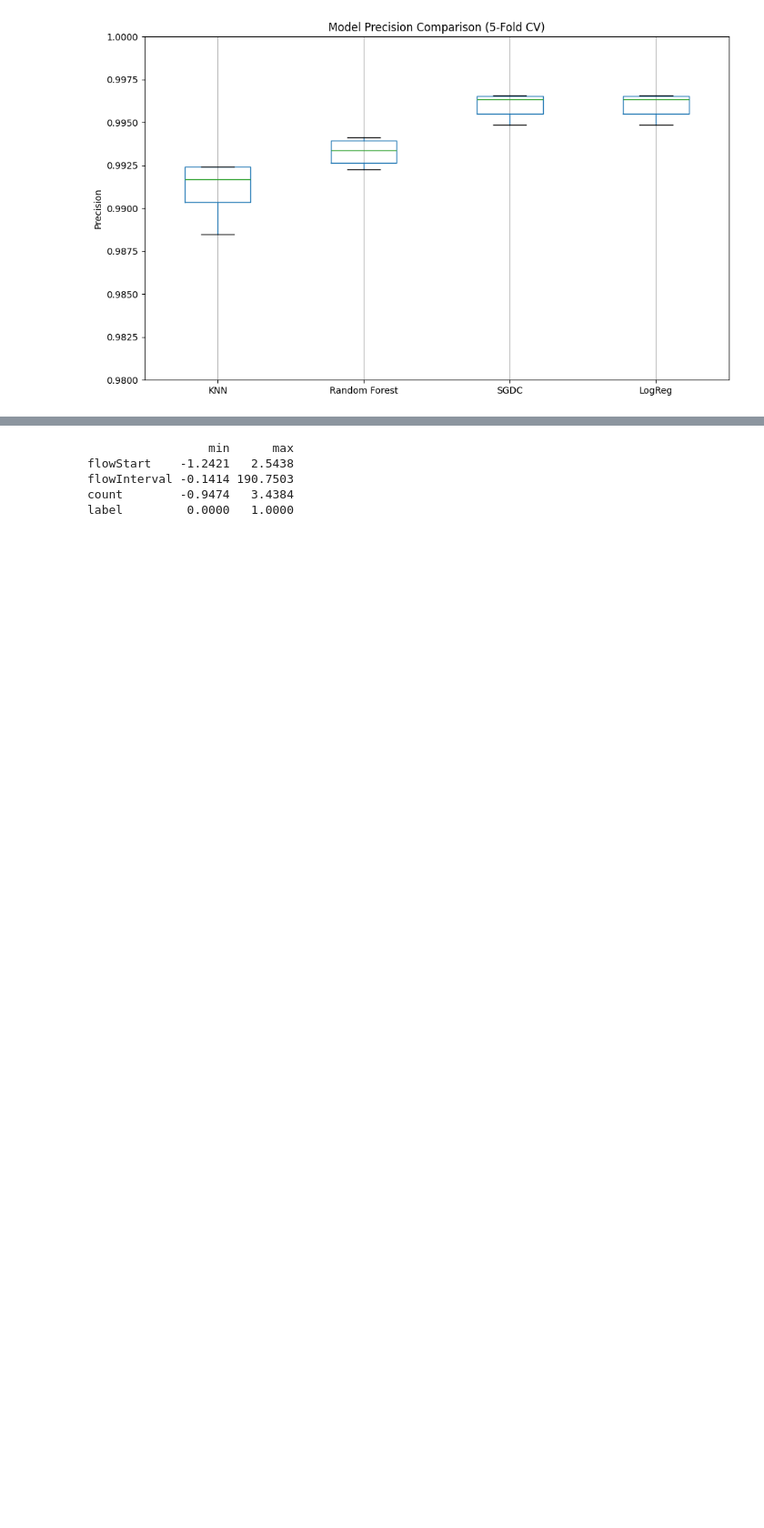
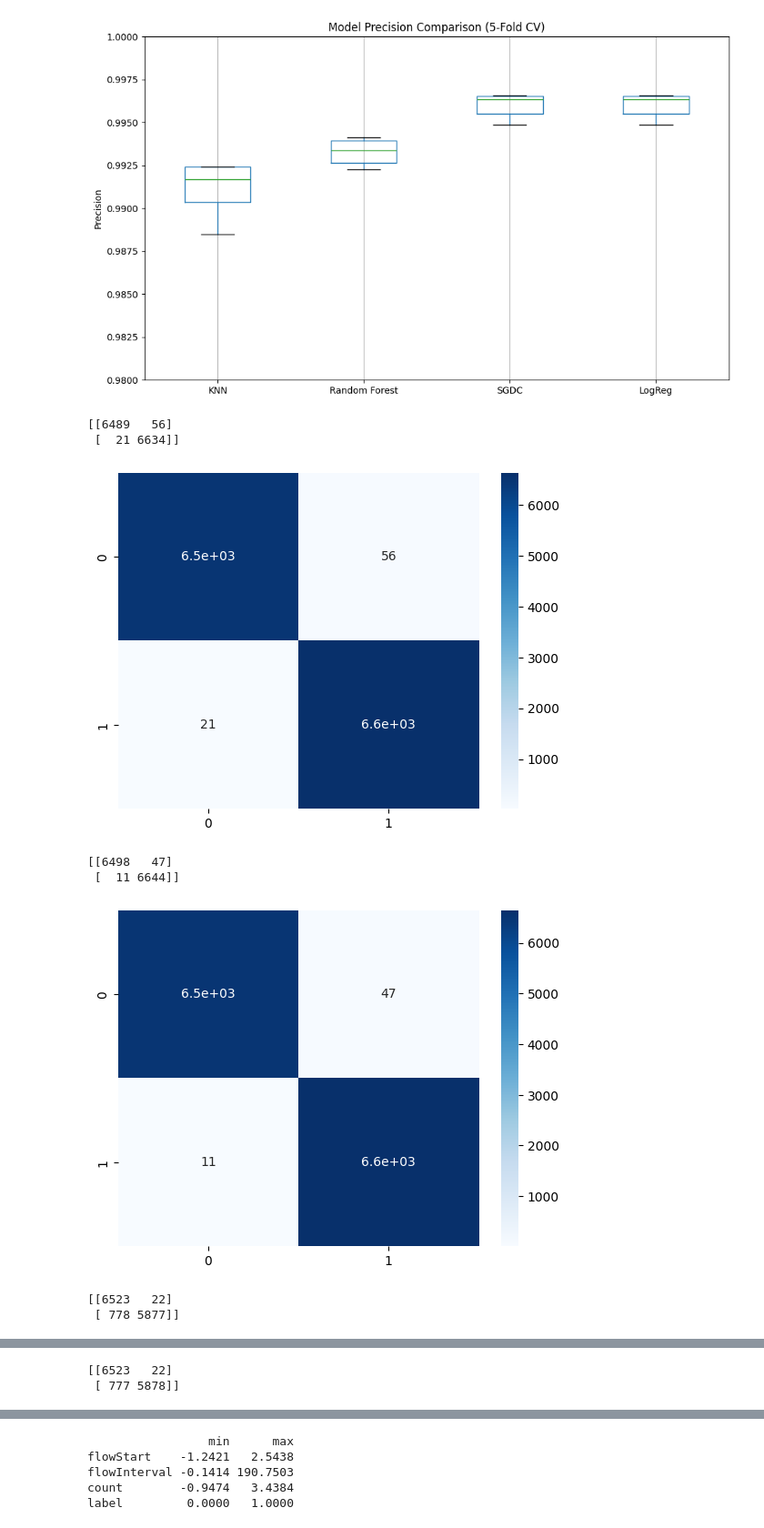
Before and after one commit to ChristopherZinati/483-final-project, a Jupyter notebook: OPCUA_notebook.ipynb, the cells around one changed output, grey strips where cells are left out. Shown at 91% size. Cells and saved outputs as stored; diff of their text form; code cells hidden in the pictures; blank space fills up the shorter version.

Commit message:
added confusion matrices

```diff
--- a/OPCUA_notebook.ipynb
+++ b/OPCUA_notebook.ipynb
@@ -1585,3 +1585,33 @@ plt.show()
 # %% [output]
 [figure]
 [figure]
+# %%
+from sklearn.model_selection import cross_val_score
+import seaborn as sns
+
+models = {
+    "KNN": pipeline_KNN,
+    "Random Forest": pipeline_RFC,
+    "SGDC": pipeline_SD,
+    "LogReg": pipeline_LR
+}
+
+confusion_results = []
+for name, model in models.items():
+    model.fit(X_train, y_train)
+    cf = confusion_matrix(y_test, model.predict(X_test))
+    confusion_results.append(cf)
+
+for matrix in confusion_results:
+    print(matrix)
+    sns.heatmap(matrix, cmap="Blues", annot=True)
+    plt.show()
+# %% [output]
+[[6489   56]
+ [  21 6634]]
+[figure, added]
+[[6498   47]
+ [  11 6644]]
+[figure, added]
+[[6523   22]
+ [ 778 5877]]
@@ -1587,0 +1619,2 @@ plt.show()
+[[6523   22]
+ [ 777 5878]]
```
Also changed, not shown: parts of 9 cells of this notebook.
